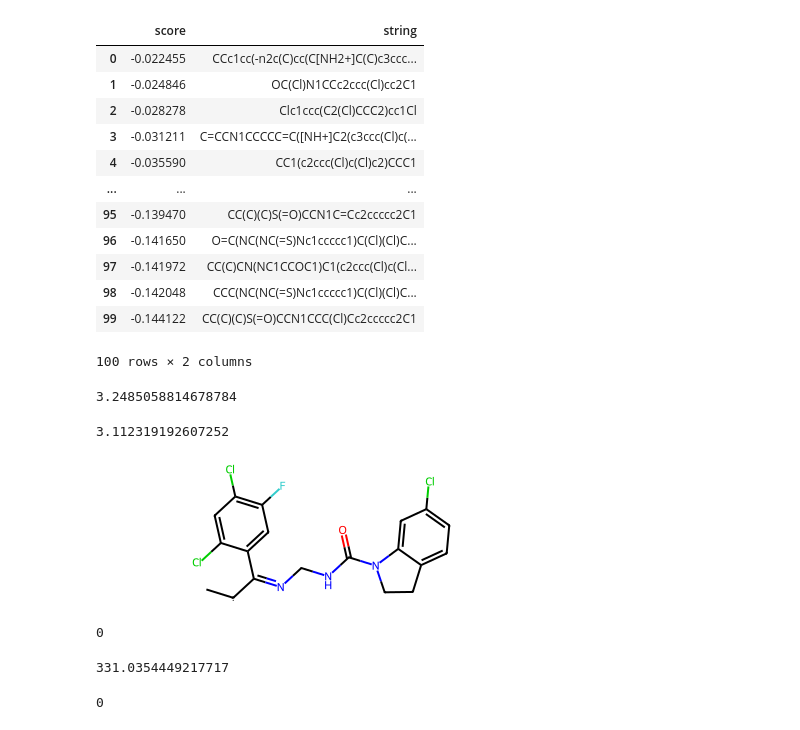
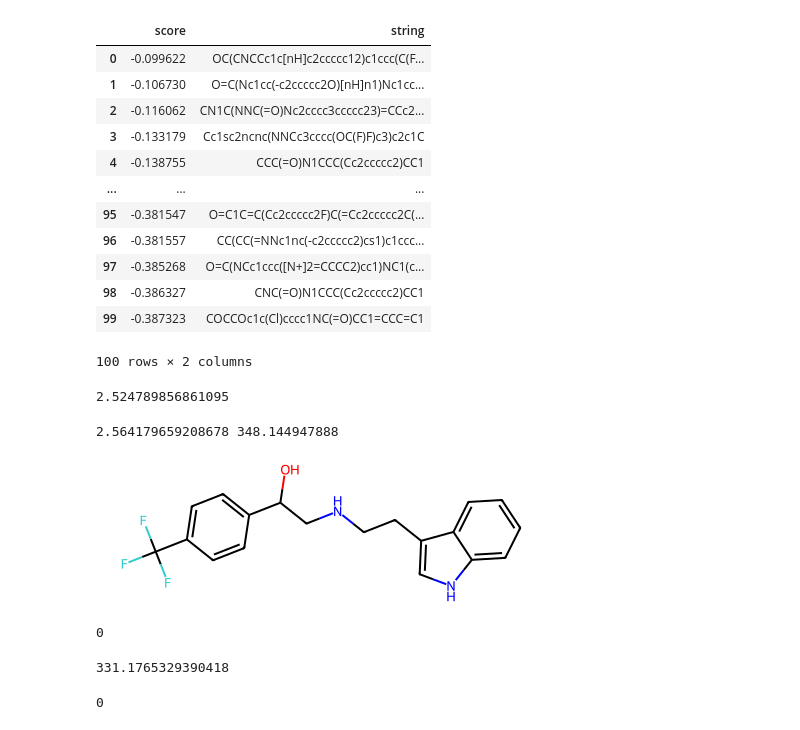
Before and after one commit to NikhilMukraj/mod-qsar, a Jupyter notebook: inverse_qsar/viewing_results.ipynb, the cells around one changed output. Drawn from its saved outputs; the diff is of its cells as text; code cells hidden in the pictures.

```diff
--- a/inverse_qsar/viewing_results.ipynb
+++ b/inverse_qsar/viewing_results.ipynb
@@ -9,33 +10,35 @@ import seaborn as sns
 # %%
-df = pd.read_csv('./generated_drugs/cl_f_5.csv')
+num = 6
+df = pd.read_csv(f'./generated_drugs/cl_f_{num}.csv')
 df
 # %% [output]
 |  | score | string |
-| 0 | -0.022455 | CCc1cc(-n2c(C)cc(C[NH2+]C(C)c3ccc... |
-| 1 | -0.024846 | OC(Cl)N1CCc2ccc(Cl)cc2C1 |
-| 2 | -0.028278 | Clc1ccc(C2(Cl)CCC2)cc1Cl |
-| 3 | -0.031211 | C=CCN1CCCCC=C([NH+]C2(c3ccc(Cl)c(... |
-| 4 | -0.035590 | CC1(c2ccc(Cl)c(Cl)c2)CCC1 |
+| 0 | -0.099622 | OC(CNCCc1c[nH]c2ccccc12)c1ccc(C(F... |
+| 1 | -0.106730 | O=C(Nc1cc(-c2ccccc2O)[nH]n1)Nc1cc... |
+| 2 | -0.116062 | CN1C(NNC(=O)Nc2cccc3ccccc23)=CCc2... |
+| 3 | -0.133179 | Cc1sc2ncnc(NNCc3cccc(OC(F)F)c3)c2c1C |
+| 4 | -0.138755 | CCC(=O)N1CCC(Cc2ccccc2)CC1 |
 | ... | ... | ... |
-| 95 | -0.139470 | CC(C)(C)S(=O)CCN1C=Cc2ccccc2C1 |
-| 96 | -0.141650 | O=C(NC(NC(=S)Nc1ccccc1)C(Cl)(Cl)C... |
-| 97 | -0.141972 | CC(C)CN(NC1CCOC1)C1(c2ccc(Cl)c(Cl... |
-| 98 | -0.142048 | CCC(NC(NC(=S)Nc1ccccc1)C(Cl)(Cl)C... |
-| 99 | -0.144122 | CC(C)(C)S(=O)CCN1CCC(Cl)Cc2ccccc2C1 |
+| 95 | -0.381547 | O=C1C=C(Cc2ccccc2F)C(=Cc2ccccc2C(... |
+| 96 | -0.381557 | CC(CC(=NNc1nc(-c2ccccc2)cs1)c1ccc... |
+| 97 | -0.385268 | O=C(NCc1ccc([N+]2=CCCC2)cc1)NC1(c... |
+| 98 | -0.386327 | CNC(=O)N1CCC(Cc2ccccc2)CC1 |
+| 99 | -0.387323 | COCCOc1c(Cl)cccc1NC(=O)CC1=CCC=C1 |
 100 rows × 2 columns
 # %%
 mols = [Chem.MolFromSmiles(i) for i in df['string']]
 # %%
 np.average(sas := [calculateScore(i) for i in mols])
 # %% [output]
-3.2485058814678784
+2.524789856861095
 # %%
-n = 18
-print(calculateScore(mols[n]))
+n = np.random.randint(0, len(df['string']))
+n = 0
+print(calculateScore(mols[n]), Descriptors.ExactMolWt(mols[n]))
 mols[n]
 # %% [output]
-3.112319192607252
+2.564179659208678 348.144947888
-[figure, old version]
+[figure, new version]
 # %%
 len([i for i in sas if i >= 4])
 # %% [output]
@@ -43,7 +46,7 @@ len([i for i in sas if i >= 4])
 # %%
 np.average(wts := [Descriptors.ExactMolWt(Chem.MolFromSmiles(i)) for i in df['string']])
 # %% [output]
-331.0354449217717
+331.1765329390418
 # %%
 len([i for i in wts if i < 200 or i > 500])
 # %% [output]
```
Also changed, not shown: parts of 10 cells of this notebook.
